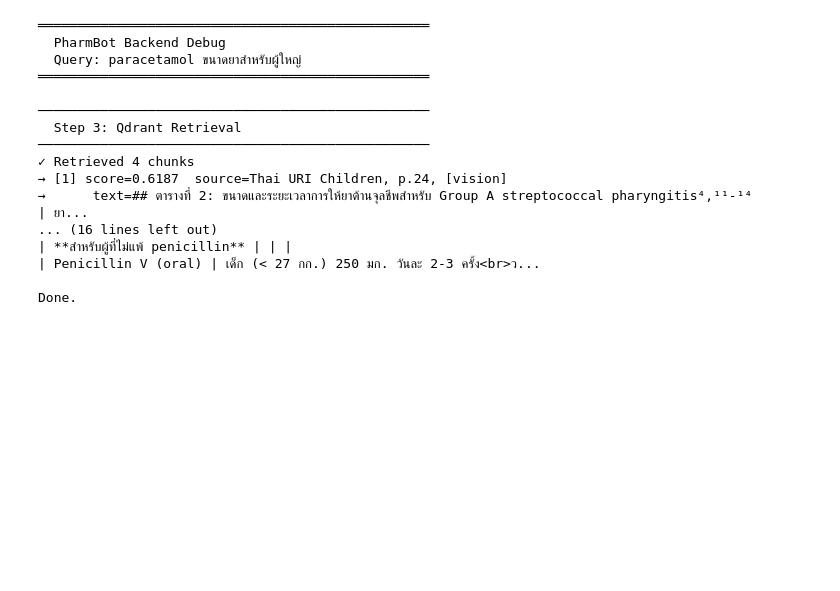
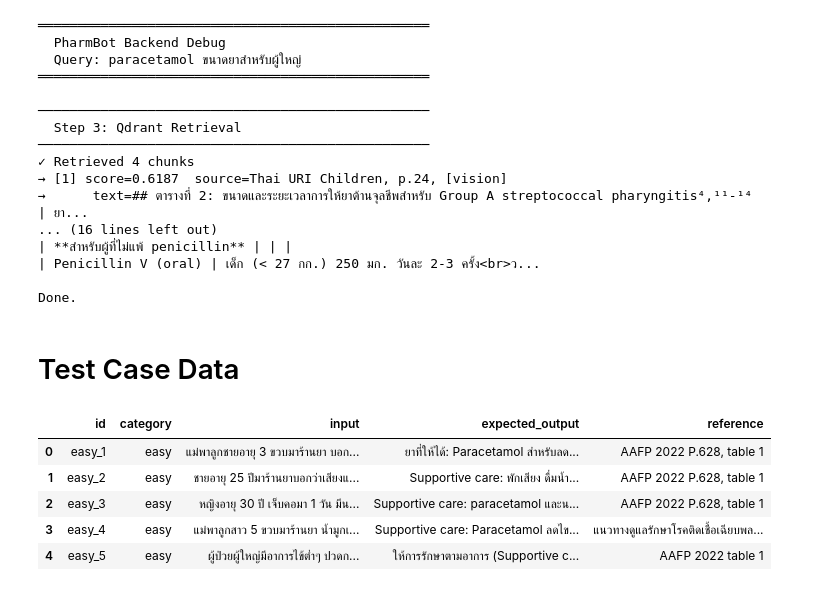
Before and after one commit to ftkbyond77/pharmbot2, a Jupyter notebook: jupytest.ipynb, the cells around one changed output. Cells and saved outputs as stored; diff of their text form; code cells hidden in the pictures; blank space fills up the shorter version.

```diff
--- a/jupytest.ipynb
+++ b/jupytest.ipynb
@@ -402,3 +402,23 @@ print(result.stdout)
 | Penicillin V (oral) | เด็ก (< 27 กก.) 250 มก. วันละ 2-3 ครั้ง<br>ว...
 
 Done.
+# %% [markdown]
+# Test Case Data
+# %%
+import pandas as pd
+
+
+positive = pd.read_csv("data/test-cases/positive_cases.csv", encoding="utf-8")
+negative = pd.read_csv("data/test-cases/negative_cases.csv", encoding="utf-8")
+incomplete = pd.read_csv("data/test-cases/incomplete_cases.csv", encoding="utf-8")
+# %%
+pd.set_option("display.max_colwidth", None)
+# %%
+positive.head()
+# %% [output]
+|  | id | category | input | expected_output | reference |
+| 0 | easy_1 | easy | แม่พาลูกชายอายุ 3 ขวบมาร้านยา บอก... | ยาที่ให้ได้: Paracetamol สำหรับลด... | AAFP 2022 P.628, table 1 |
+| 1 | easy_2 | easy | ชายอายุ 25 ปีมาร้านยาบอกว่าเสียงแ... | Supportive care: พักเสียง ดื่มน้ำ... | AAFP 2022 P.628, table 1 |
+| 2 | easy_3 | easy | หญิงอายุ 30 ปี เจ็บคอมา 1 วัน มีน... | Supportive care: paracetamol และน... | AAFP 2022 P.628, table 1 |
+| 3 | easy_4 | easy | แม่พาลูกสาว 5 ขวบมาร้านยา น้ำมูกเ... | Supportive care: Paracetamol ลดไข... | แนวทางดูแลรักษาโรคติดเชื้อเฉียบพล... |
+| 4 | easy_5 | easy | ผู้ป่วยผู้ใหญ่มีอาการไข้ต่ำๆ ปวดก... | ให้การรักษาตามอาการ (Supportive c... | AAFP 2022 table 1 |
```
Also changed, not shown: 19 other files.
